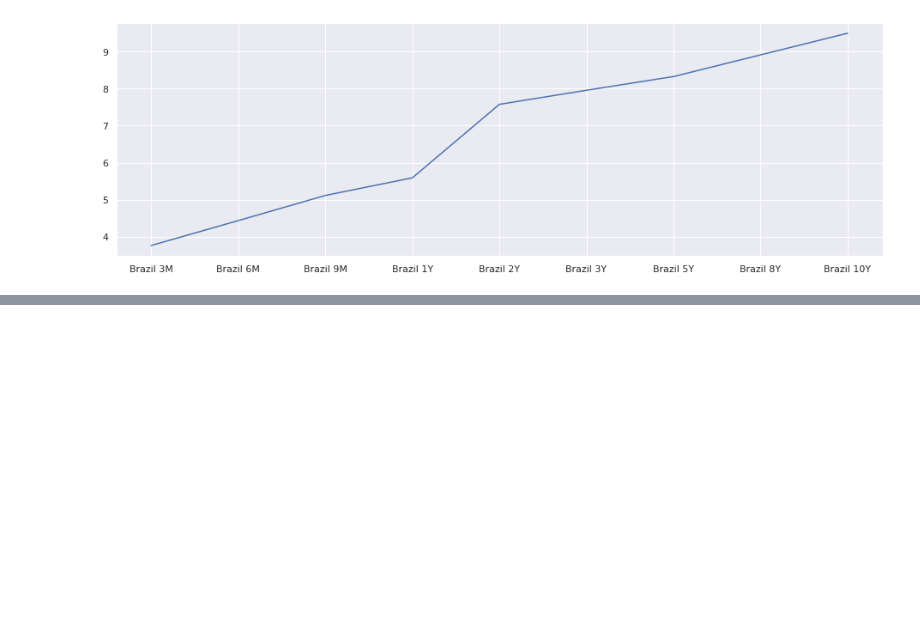
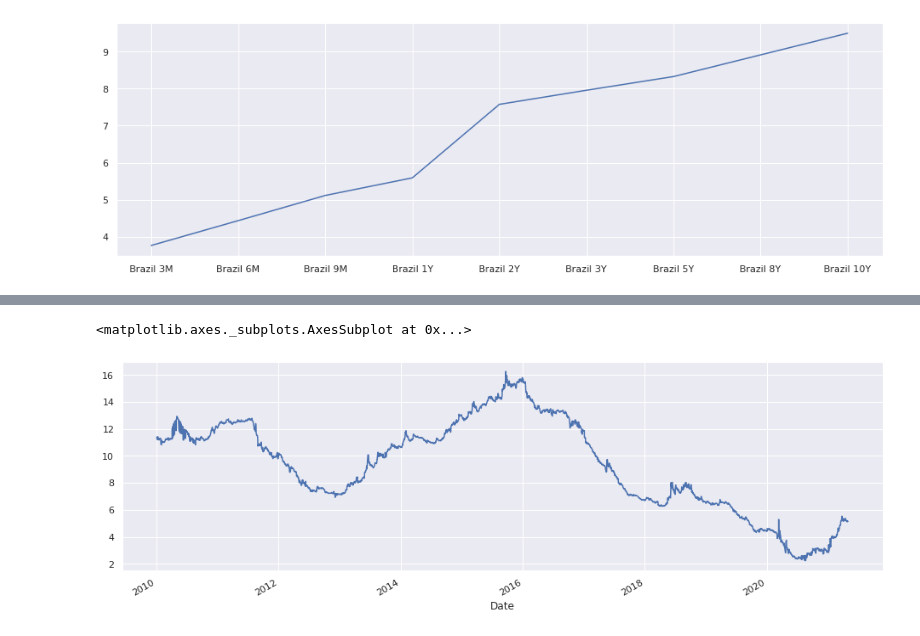
Before and after one commit to rcarasek/Python-for-Investment, a Jupyter notebook: CURVA_DE_JUROS.ipynb, the cells around one changed output, grey strips where cells are left out. Saved outputs shown, nothing was run; the diff lists cells and outputs as text; code cells hidden in the pictures; blank space fills up the shorter version.

```diff
--- a/CURVA_DE_JUROS.ipynb
+++ b/CURVA_DE_JUROS.ipynb
@@ -70,3 +75,7 @@ plt.plot(bonds_br, bonds_overview['last_close'])
 # %% [output]
 [<matplotlib.lines.Line2D at 0x...>]
 [figure]
+# %%
+data_ini = '01/01/2010'
+data_fim = '01/05/2021'
+um_ano = inv.get_bond_historical_data('Brazil 1y', from_date=data_ini, to_date=data_fim)
@@ -72,0 +99,5 @@ plt.plot(bonds_br, bonds_overview['last_close'])
+# %%
+um_ano['Close'].plot()
+# %% [output]
+<matplotlib.axes._subplots.AxesSubplot at 0x...>
+[figure, added]
```
Also changed, not shown: parts of 11 cells of this notebook.
